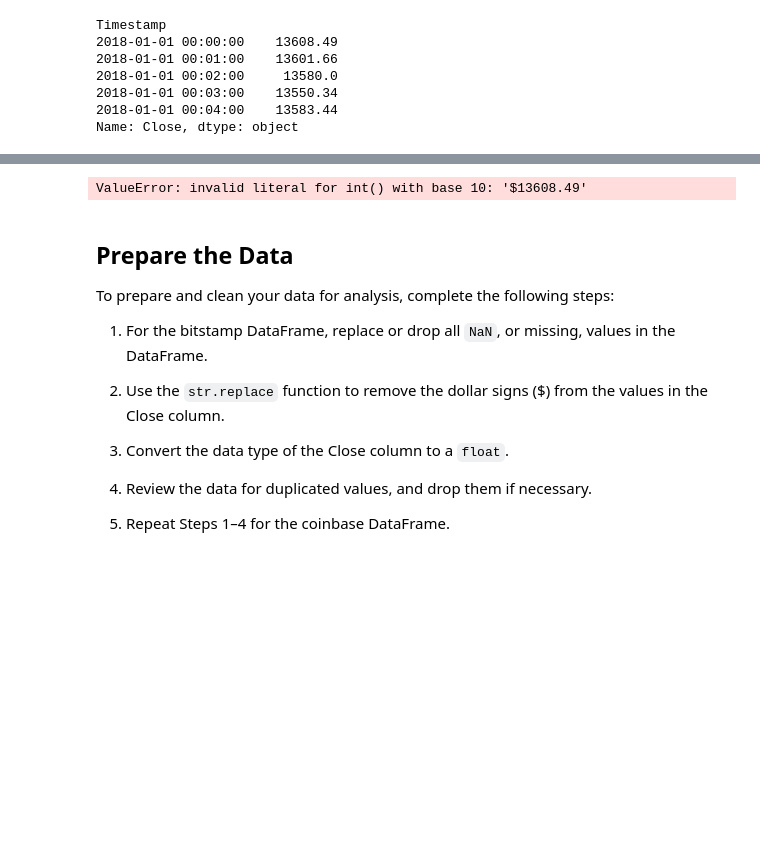
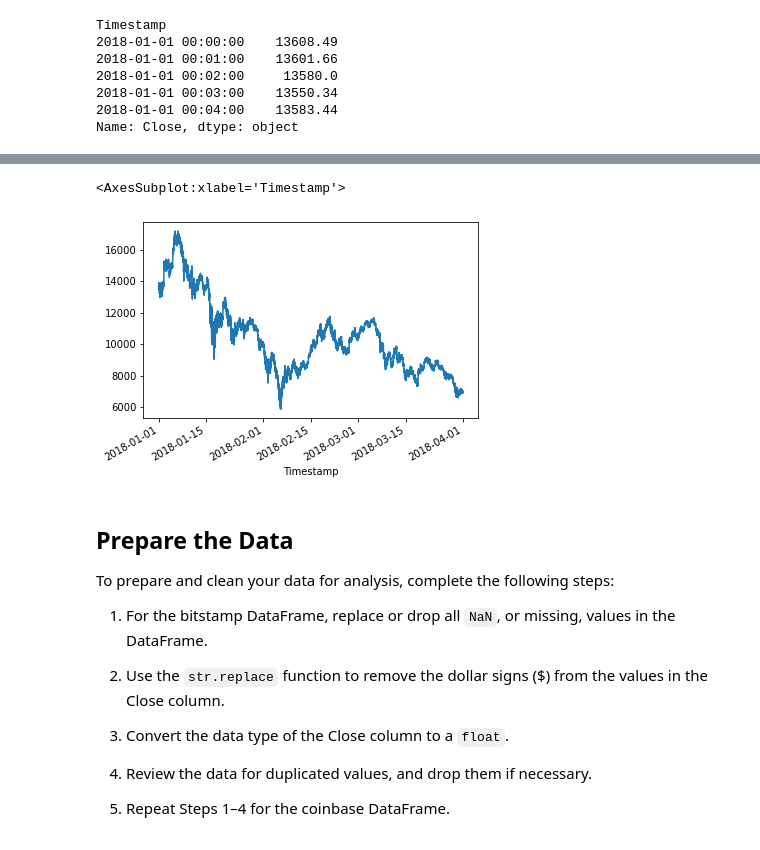
Before and after one commit to Lightboy6/mod3_final, a Jupyter notebook: crypto_arbitrage.ipynb, the cells around one changed output, grey strips where cells are left out. Cells and saved outputs as stored; diff of their text form; code cells hidden in the pictures; blank space fills up the shorter version.

Commit message:
close df

```diff
--- a/crypto_arbitrage.ipynb
+++ b/crypto_arbitrage.ipynb
@@ -124,3 +139,4 @@ Name: Close, dtype: object
 # %%
-coin_close.astype()
+coin_close = coin_close.astype("float64")
+coin_close.head()
 # %% [output]
@@ -128,7 +150,8 @@ TypeError: no numeric data to plot
-# %%
-coin_close.astype('int32').dtypes
-# %% [output]
-ValueError: invalid literal for int() with base 10: '$13608.49'
+# %%
+coin_close.plot()
+# %% [output]
+<AxesSubplot:xlabel='Timestamp'>
+[figure, added]
 # %% [markdown]
 ## Prepare the Data
 
```
Also changed, not shown: parts of 3 cells of this notebook.
